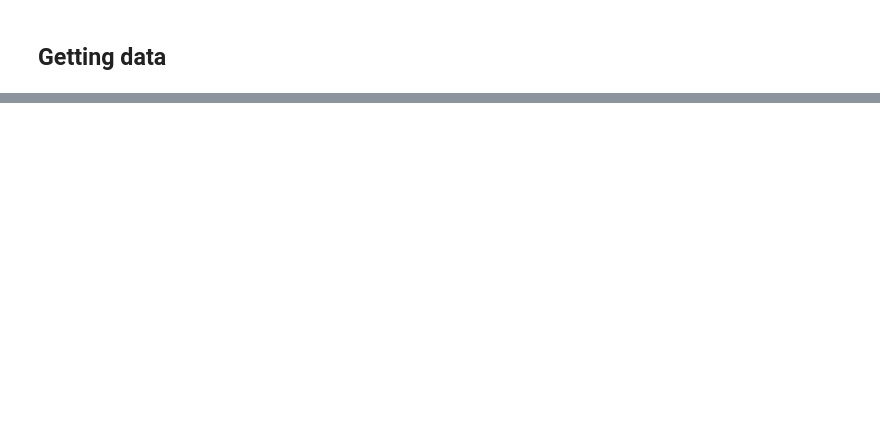
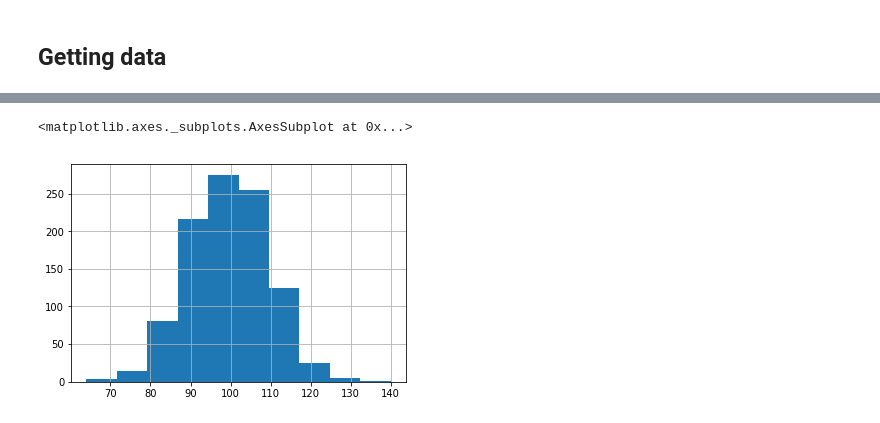
Before and after one commit to jbuisine/python-learn, a Jupyter notebook: Pandas.ipynb, the cells around one changed output, grey strips where cells are left out. Cells and saved outputs as stored; diff of their text form; code cells hidden in the pictures; blank space fills up the shorter version.

```diff
--- a/Pandas.ipynb
+++ b/Pandas.ipynb
@@ -29,0 +93,5 @@ data['newPerct2013'].sum()
+# %%
+data['y'].hist()
+# %% [output]
+<matplotlib.axes._subplots.AxesSubplot at 0x...>
+[figure, added]
```
Also changed, not shown: parts of 13 cells of this notebook, 1 other file.
